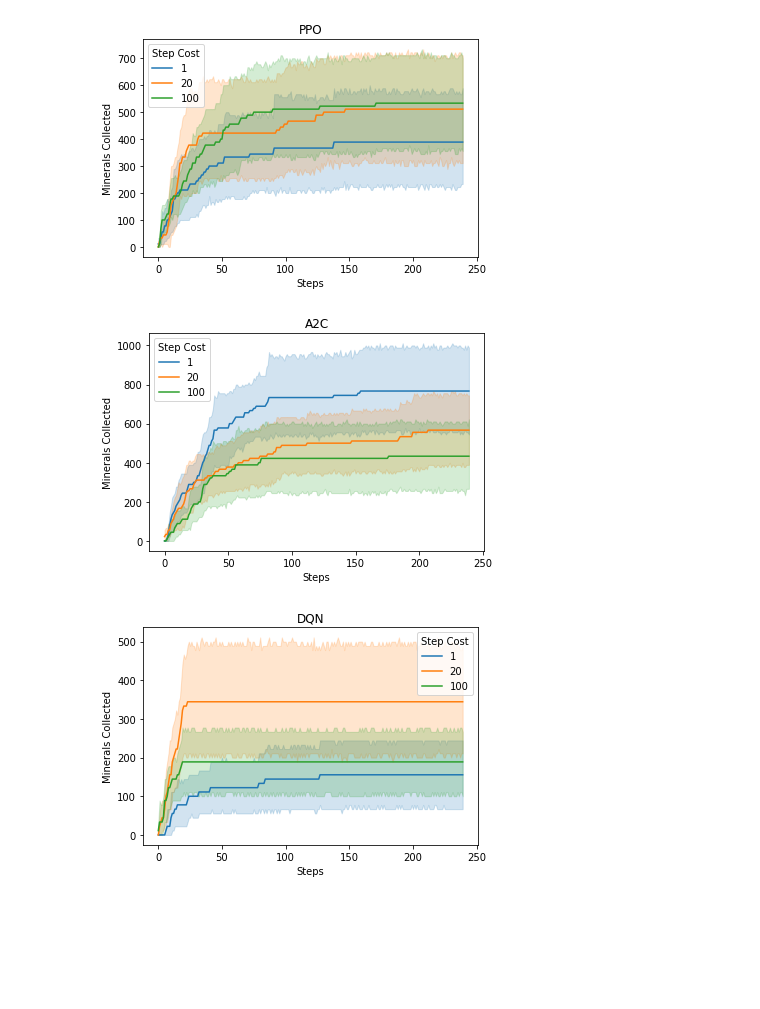
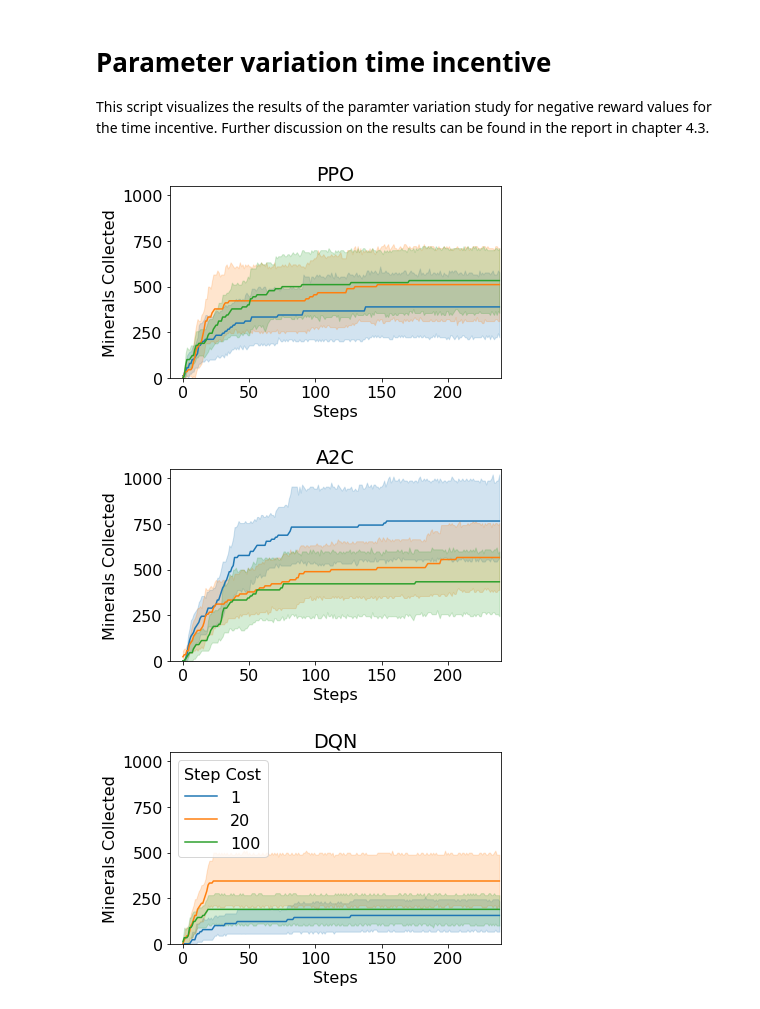
Before and after one commit to yubryanj/Complex-Social-Systems-PySC2, a Jupyter notebook: data/Experiment_2/plot.ipynb, the cells around one changed output. Cells and saved outputs as stored; diff of their text form; code cells hidden in the pictures; blank space fills up the shorter version.

Commit message:
adapt plotting scripts

```diff
--- a/data/Experiment_2/plot.ipynb
+++ b/data/Experiment_2/plot.ipynb
@@ -1,7 +1,8 @@
 # %%
-!python -m pip install seaborn
+#!python -m pip install seaborn
 import numpy as np
 import os
 import pandas as pd
 import matplotlib.pyplot as plt
 import seaborn as sns
+plt.rcParams.update({'font.size': 16})
@@ -27,5 +9,8 @@ Requirement already satisfied: numpy>=1.15 in /Users/bryanyu/python3.7/lib/pytho
+# %% [markdown]
+# Parameter variation time incentive
+This script visualizes the results of the paramter variation study for negative reward values for the time incentive. Further discussion on the results can be found in the report in chapter 4.3.
 # %%
-def generate_plot(files,title):
+def generate_plot(files,title, show_legend=False):
     results = pd.read_csv(files[0]).T
     results['step'] = range(results.shape[0])
 
@@ -43,15 +28,21 @@ def generate_plot(files,title):
 
     df.columns = ['step','1','20','100']
 
-    plt = sns.lineplot(x='step', y='value', hue='variable',
+    fig = sns.lineplot(x='step', y='value', hue='variable',
                 data=pd.melt(df, ['step'])
                   )
-    plt.set_title(title)
-    plt.set(xlabel='Steps')
-    plt.set(ylabel='Minerals Collected')
-    plt.legend(title='Step Cost')
-
-    fig = plt.get_figure()
+    fig.set_title(title)
+    fig.set(xlabel='Steps')
+    fig.set(ylabel='Minerals Collected')
+    fig.set_ylim([0,1050])
+    fig.set_xlim([-10,240])
+    if show_legend:
+        fig.legend(title='Step Cost', loc='upper left')
+    else:
+        fig.get_legend().remove()
+    fig = fig.get_figure()
+    plt.tight_layout()
+    fig.savefig(f'{title}.pdf')
 # %%
 files = [
     'experiment_4_1_PPO_step_results.csv',
@@ -61,7 +52,7 @@ files = [
 
 generate_plot(files,'PPO')
 # %% [output]
-[figure, old version]
+[figure, new version]
 # %%
 files = [
     'experiment_5_1_A2C_step_results.csv',
@@ -70,13 +61,13 @@ files = [
         ]
 generate_plot(files,'A2C')
 # %% [output]
-[figure, old version]
+[figure, new version]
 # %%
 files = [
     'experiment_6_1_DQN_step_results.csv',
     'experiment_6_20_DQN_step_results.csv',
     'experiment_6_100_DQN_step_results.csv',
 ]
-generate_plot(files,'DQN')
+generate_plot(files,'DQN', show_legend=True)
 # %% [output]
-[figure, old version]
+[figure, new version]
```
Also changed, not shown: parts of 1 cell of this notebook, 1 other file.
